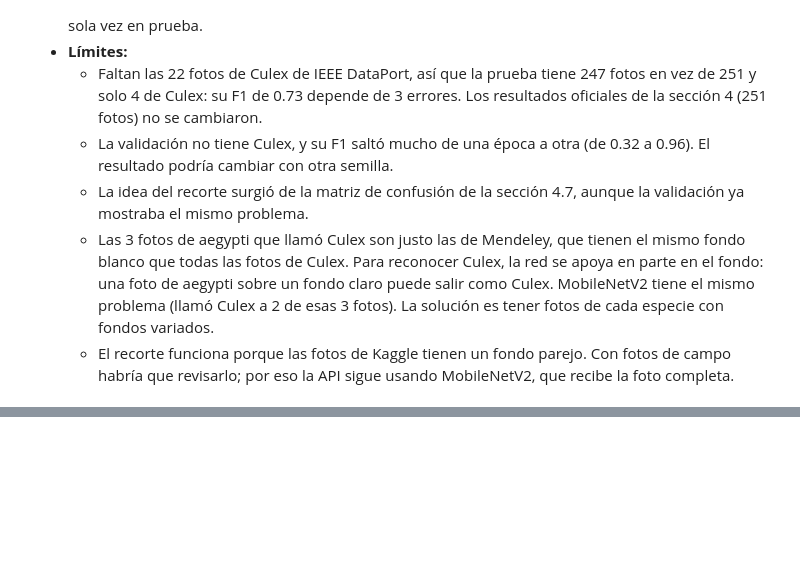
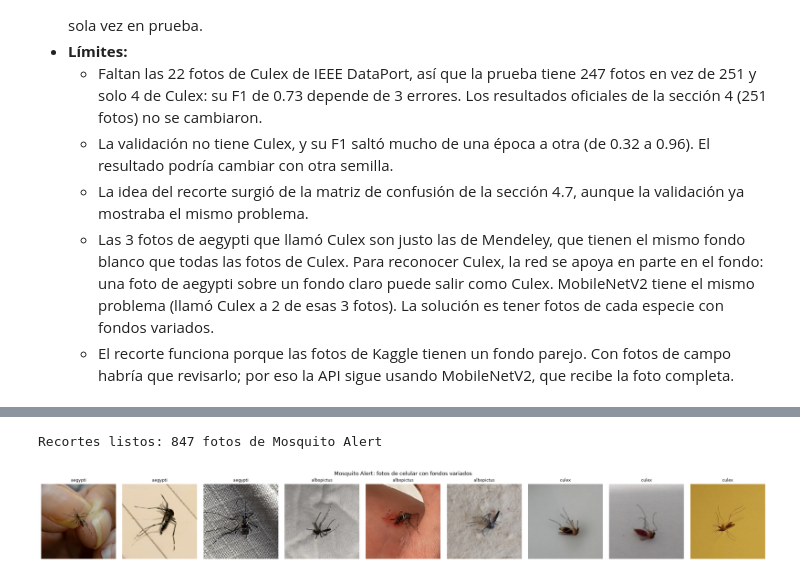
Before and after one commit to GaboSM1507/Proyecto-VectorIA, a Jupyter notebook: notebooks/02_CNN_Mosquitos.ipynb, the cells around one changed output, grey strips where cells are left out. Drawn from its saved outputs; the diff is of its cells as text; code cells hidden in the pictures; blank space fills up the shorter version.

Commit message:
CNN: MobileNetV2 reentrenada con Mosquito Alert para fotos con fondos variados (la usa la app)

```diff
--- a/notebooks/02_CNN_Mosquitos.ipynb
+++ b/notebooks/02_CNN_Mosquitos.ipynb
@@ -1088,0 +1156,42 @@ print(json.dumps(resultados_json['experimento_recorte'], indent=2, ensure_ascii=
+# %%
+CARPETA_PREPARADAS = Path('../data/raw/imagenes/preparadas')
+
+
+def preparar_ma(fila, destino):
+    foto = Image.open(fila.ruta_original)
+    foto.draft('RGB', (foto.size[0] // 2, foto.size[1] // 2))
+    escala = foto.size[0] / fila.img_w
+    foto = foto.convert('RGB')
+    x0, y0, x1, y1 = (v * escala for v in (fila.bbx_xtl, fila.bbx_ytl, fila.bbx_xbr, fila.bbx_ybr))
+    lado = min(2 * max(x1 - x0, y1 - y0), min(foto.size))    # el doble del mosquito, sin salirse de la foto #
+    izquierda = np.clip((x0 + x1) / 2 - lado / 2, 0, foto.size[0] - lado)
+    arriba = np.clip((y0 + y1) / 2 - lado / 2, 0, foto.size[1] - lado)
+    recorte = foto.crop((int(izquierda), int(arriba), int(izquierda + lado), int(arriba + lado)))
+    destino.parent.mkdir(parents=True, exist_ok=True)
+    recorte.resize((256, 256), Image.LANCZOS).save(destino, quality=95)
+
+
+ma['ruta'] = [str(CARPETA_PREPARADAS / 'mosquito_alert' / c / Path(f).name) for c, f in zip(ma['clase'], ma['img_fName'])]
+for fila in ma.itertuples():
+    if not Path(fila.ruta).is_file():
+        preparar_ma(fila, Path(fila.ruta))
+
+
+ma_train_p, ma_val_p, ma_test_p = (ma[ma['split'] == s].reset_index(drop=True)
+                                   for s in ('train', 'validación', 'prueba'))
+print('Recortes listos:', len(ma), 'fotos de Mosquito Alert')
+# %% [output]
+Recortes listos: 847 fotos de Mosquito Alert
+# %%
+# Ejemplos de Mosquito Alert: fondos muy distintos a los de Kaggle y Mendeley #
+ejemplos = ma_train_p.groupby('clase').head(3)
+fig, ejes = plt.subplots(1, len(ejemplos), figsize=(2.6 * len(ejemplos), 3))
+for eje, fila in zip(ejes, ejemplos.itertuples()):
+    eje.imshow(Image.open(fila.ruta))
+    eje.set_title(fila.clase, fontsize=9)
+    eje.axis('off')
+plt.suptitle('Mosquito Alert: fotos de celular con fondos variados')
+plt.tight_layout()
+plt.show()
+# %% [output]
+[figure, added]
```
Also changed, not shown: parts of 14 cells of this notebook, 6 other files.
